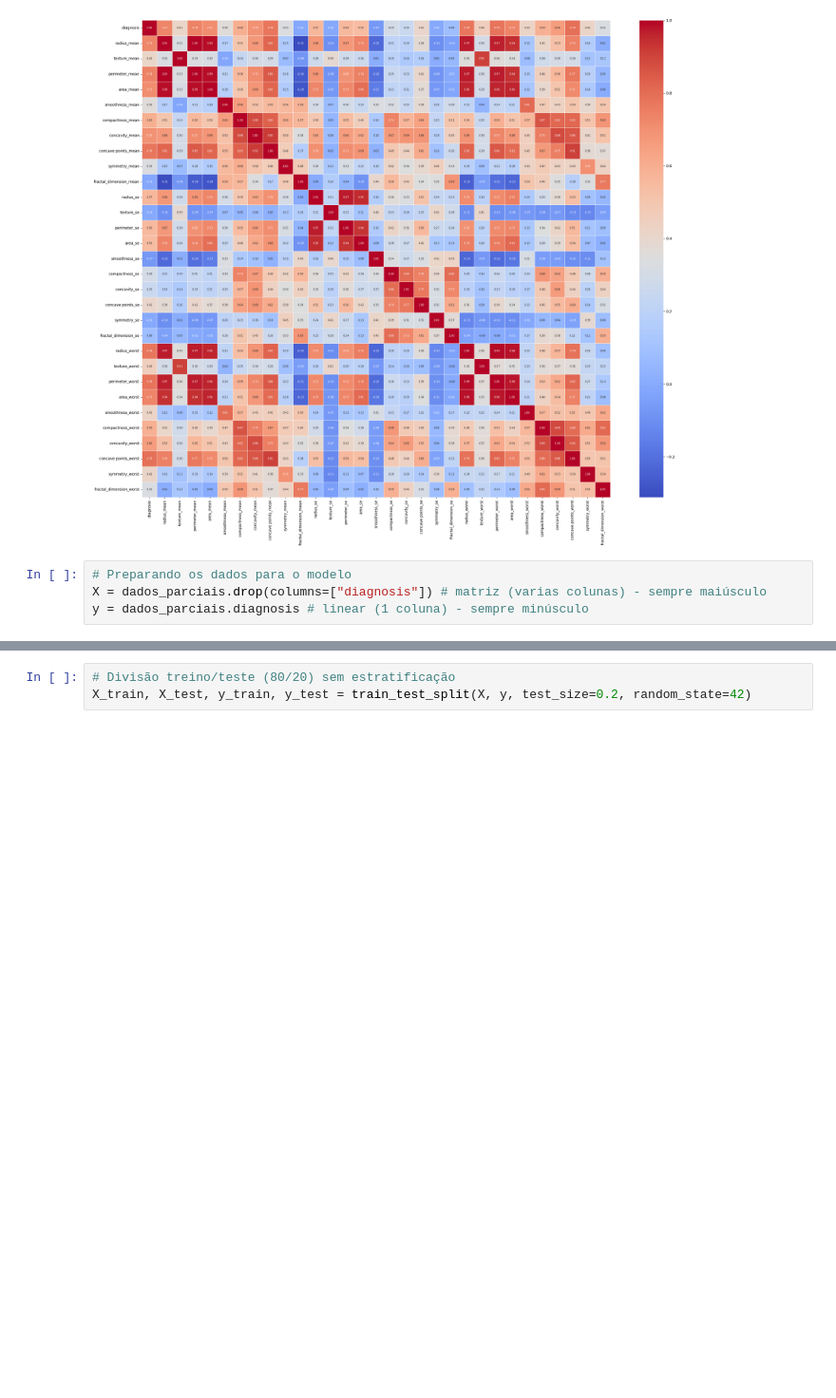
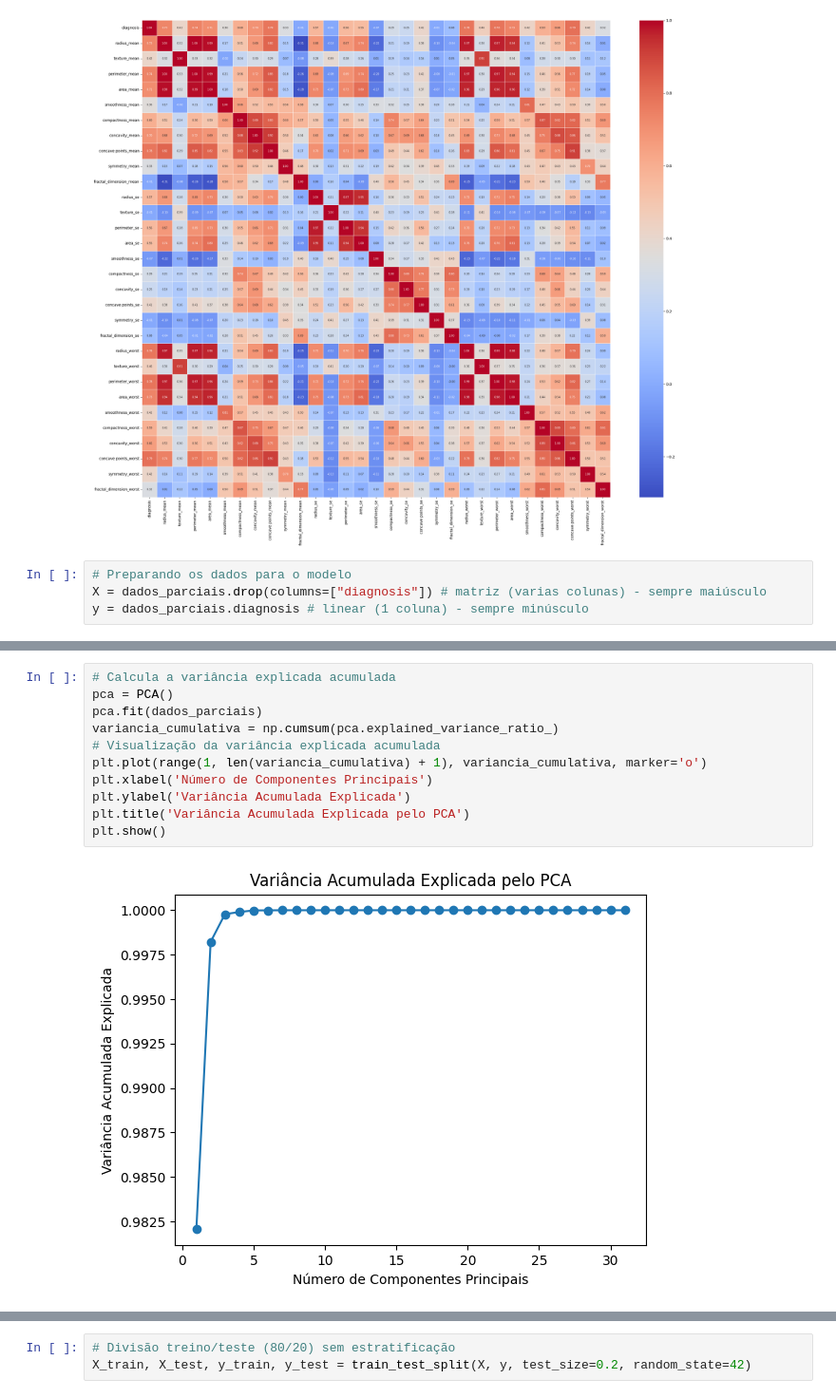
Before and after one commit to pedroprcgm/fiap-ia-dev, a Jupyter notebook: breast_cancer_v2/cancer_classification.ipynb, the cells around one changed output, grey strips where cells are left out. Shown at 95% size. Cells and saved outputs as stored; diff of their text form; blank space fills up the shorter version.

```diff
--- a/breast_cancer_v2/cancer_classification.ipynb
+++ b/breast_cancer_v2/cancer_classification.ipynb
@@ -180,0 +285,13 @@ y = dados_parciais.diagnosis # linear (1 coluna) - sempre minúsculo
+# %%
+# Calcula a variância explicada acumulada
+pca = PCA()
+pca.fit(dados_parciais)
+variancia_cumulativa = np.cumsum(pca.explained_variance_ratio_)
+# Visualização da variância explicada acumulada
+plt.plot(range(1, len(variancia_cumulativa) + 1), variancia_cumulativa, marker='o')
+plt.xlabel('Número de Componentes Principais')
+plt.ylabel('Variância Acumulada Explicada')
+plt.title('Variância Acumulada Explicada pelo PCA')
+plt.show()
+# %% [output]
+[figure, added]
```
Also changed, not shown: parts of 14 cells of this notebook.
